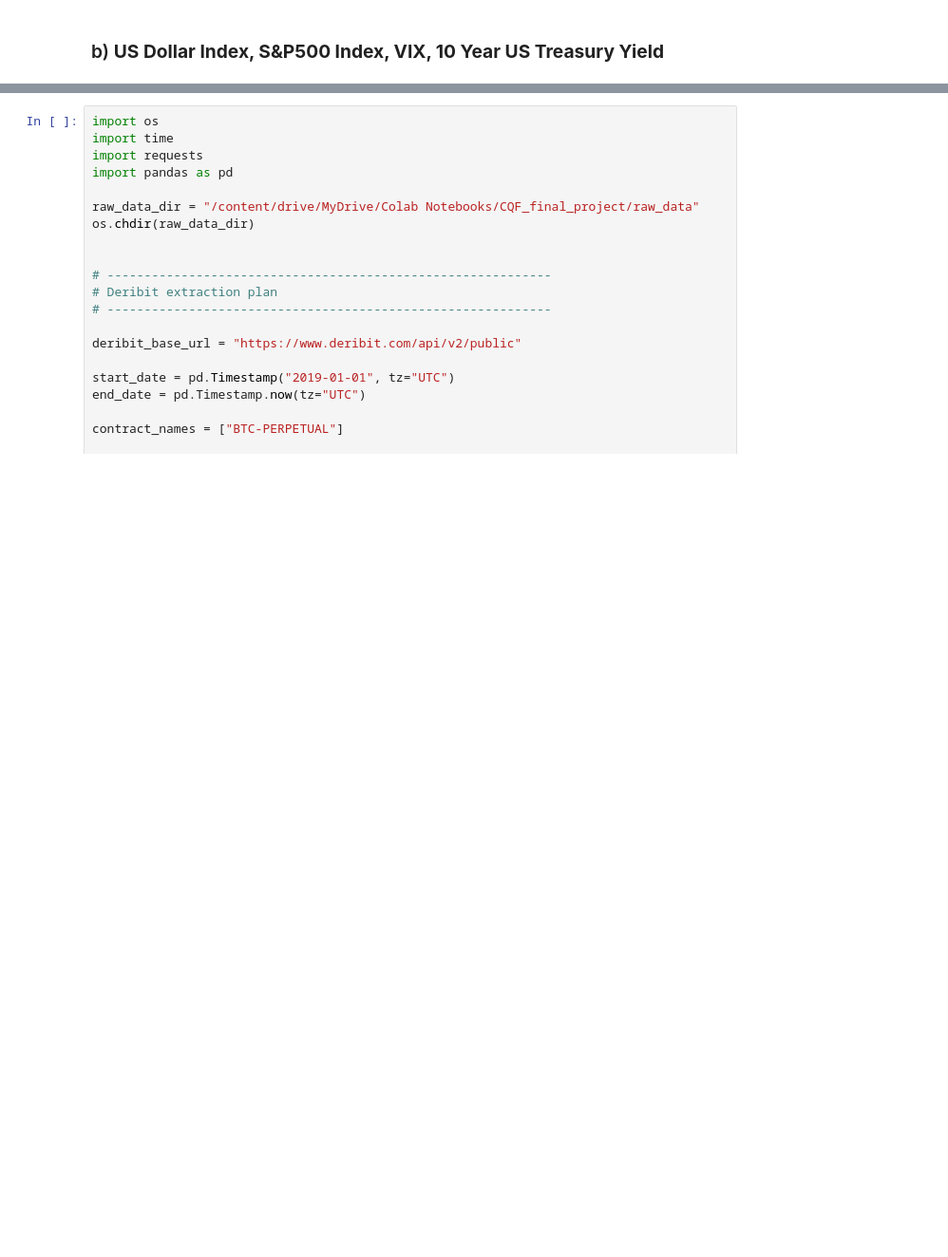
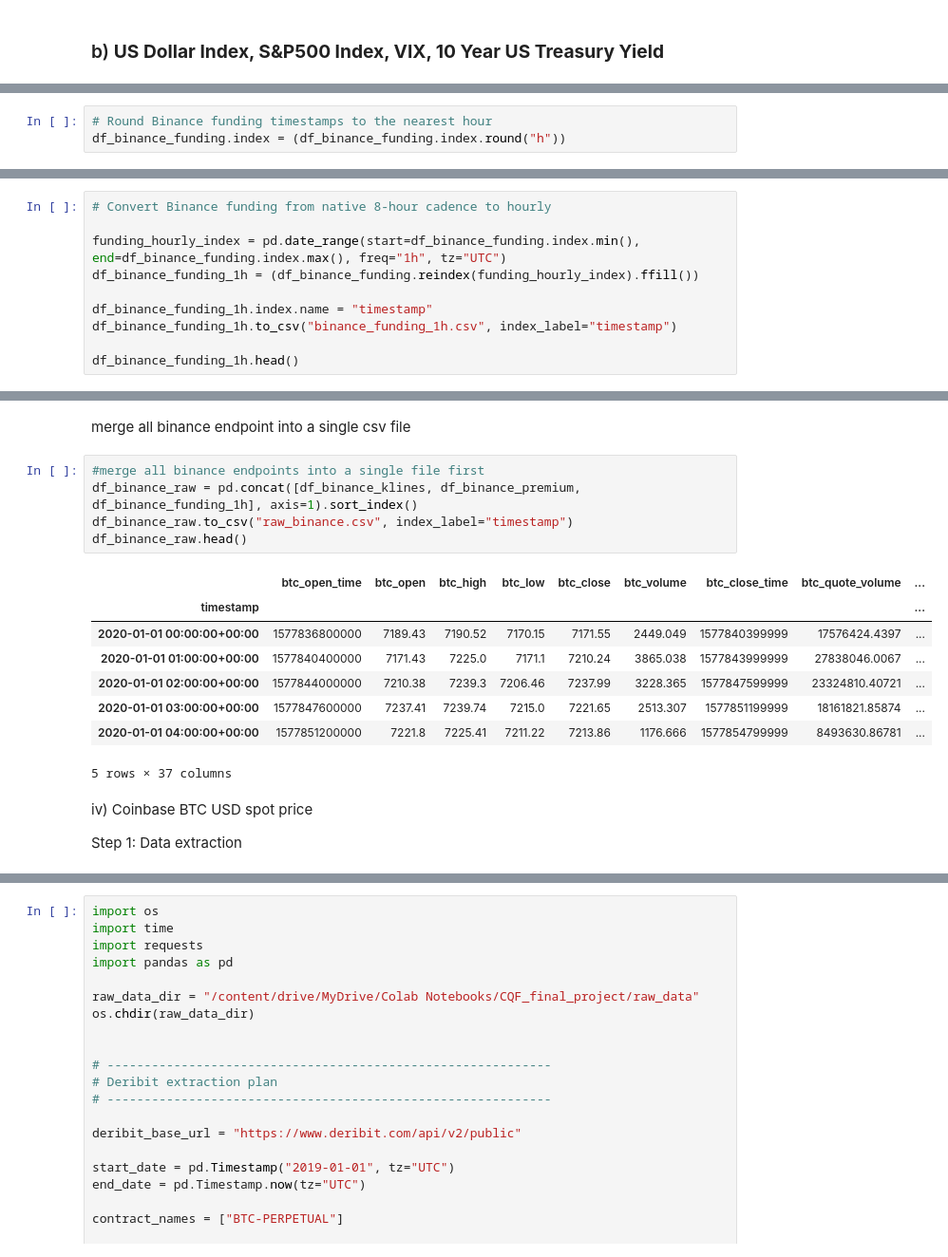
Before and after one commit to jade-lam/CQF, a Jupyter notebook: CQF_Final_Project.ipynb, the cells around one changed output, grey strips where cells are left out. Shown at 95% size. Saved outputs shown, nothing was run; the diff lists cells and outputs as text; blank space fills up the shorter version.

```diff
--- a/CQF_Final_Project.ipynb
+++ b/CQF_Final_Project.ipynb
@@ -371,0 +882,3 @@ df_cross_asset.head()
+# %%
+# Round Binance funding timestamps to the nearest hour
+df_binance_funding.index = (df_binance_funding.index.round("h"))
@@ -371,0 +891,10 @@ df_cross_asset.head()
+# %%
+# Convert Binance funding from native 8-hour cadence to hourly
+
+funding_hourly_index = pd.date_range(start=df_binance_funding.index.min(), end=df_binance_funding.index.max(), freq="1h", tz="UTC")
+df_binance_funding_1h = (df_binance_funding.reindex(funding_hourly_index).ffill())
+
+df_binance_funding_1h.index.name = "timestamp"
+df_binance_funding_1h.to_csv("binance_funding_1h.csv", index_label="timestamp")
+
+df_binance_funding_1h.head()
@@ -371,0 +909,20 @@ df_cross_asset.head()
+# %% [markdown]
+merge all binance endpoint into a single csv file
+# %%
+#merge all binance endpoints into a single file first
+df_binance_raw = pd.concat([df_binance_klines, df_binance_premium, df_binance_funding_1h], axis=1).sort_index()
+df_binance_raw.to_csv("raw_binance.csv", index_label="timestamp")
+df_binance_raw.head()
+# %% [output]
+|  | btc_open_time | btc_open | btc_high | btc_low | btc_close | btc_volume | btc_close_time | btc_quote_volume | ... |
+| timestamp |  |  |  |  |  |  |  |  | ... |
+| 2020-01-01 00:00:00+00:00 | 1577836800000 | 7189.43 | 7190.52 | 7170.15 | 7171.55 | 2449.049 | 1577840399999 | 17576424.4397 | ... |
+| 2020-01-01 01:00:00+00:00 | 1577840400000 | 7171.43 | 7225.0 | 7171.1 | 7210.24 | 3865.038 | 1577843999999 | 27838046.0067 | ... |
+| 2020-01-01 02:00:00+00:00 | 1577844000000 | 7210.38 | 7239.3 | 7206.46 | 7237.99 | 3228.365 | 1577847599999 | 23324810.40721 | ... |
+| 2020-01-01 03:00:00+00:00 | 1577847600000 | 7237.41 | 7239.74 | 7215.0 | 7221.65 | 2513.307 | 1577851199999 | 18161821.85874 | ... |
+| 2020-01-01 04:00:00+00:00 | 1577851200000 | 7221.8 | 7225.41 | 7211.22 | 7213.86 | 1176.666 | 1577854799999 | 8493630.86781 | ... |
+5 rows × 37 columns
+# %% [markdown]
+iv) Coinbase BTC USD spot price </br>
+
+Step 1: Data extraction
```
Also changed, not shown: parts of 54 cells of this notebook.
